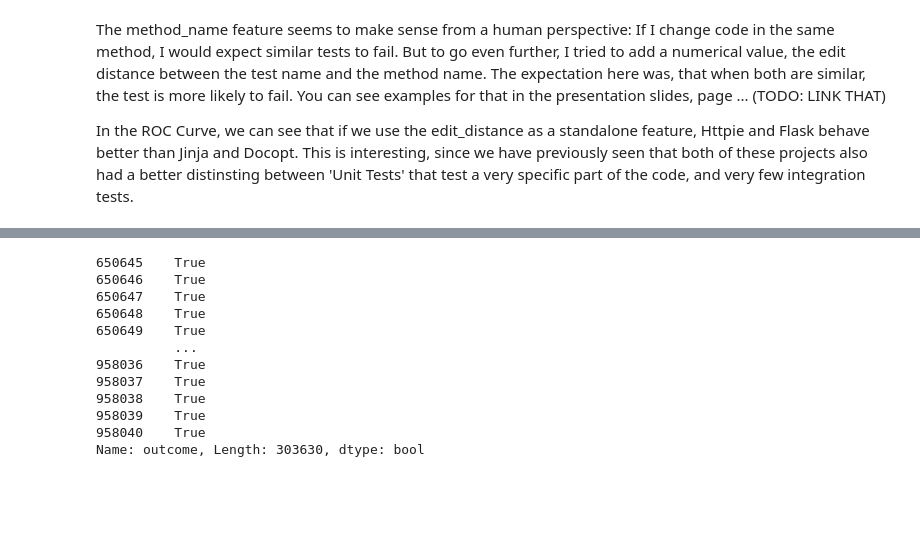
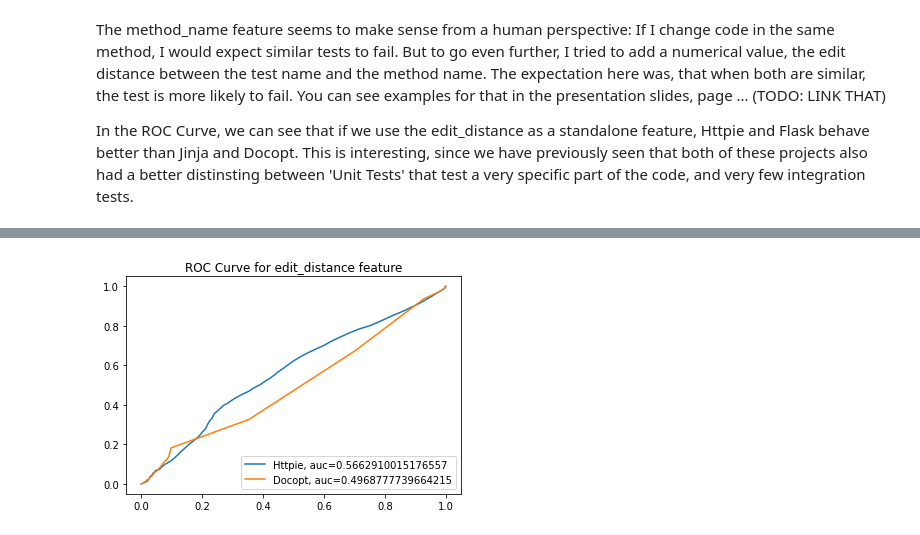
Before and after one commit to XPerianer/CRM20_How_does_software_break, a Jupyter notebook: MachineLearningBasline.ipynb, the cells around one changed output, grey strips where cells are left out. Cells and saved outputs as stored; diff of their text form; code cells hidden in the pictures; blank space fills up the shorter version.

Commit message:
Checkpoint

```diff
--- a/MachineLearningBasline.ipynb
+++ b/MachineLearningBasline.ipynb
@@ -53,3 +54,12 @@ for name, filename in {'Flask': 'flask_full.pkl', 'Jinja': 'jinja_full.pkl', 'Ht
+# %%
+# It is possible to use the sparsify flag, if you want to test if models throw errors / for a quick check.
+# USE WITH CAUTION: This is by no means designed to give an appropriate / random sample.
+datasets = loading.load_datasets({
+    #'Flask': 'data/flask_full.pkl',
+    #'Jinja': 'data/jinja_full.pkl',
+    'Httpie': 'data/httpie_full.pkl',
+    'Docopt': 'data/docopt_full.pkl'
+}, sparsify=False)
 # %% [markdown]
 # Data Preparation
 # %% [markdown]
@@ -189,15 +87,4 @@ weighted avg       0.88      0.89      0.87    303630
-# %%
-y_test
-# %% [output]
-650645    True
-650646    True
-650647    True
-650648    True
-650649    True
-          ...
-958036    True
-958037    True
-958038    True
-958039    True
-958040    True
-Name: outcome, Length: 303630, dtype: bool
+# %%
+visualization.plot_edit_distance_roc_curve(datasets)
+# %% [output]
+[figure, added]
```
Also changed, not shown: parts of 17 cells of this notebook, 9 other files.
